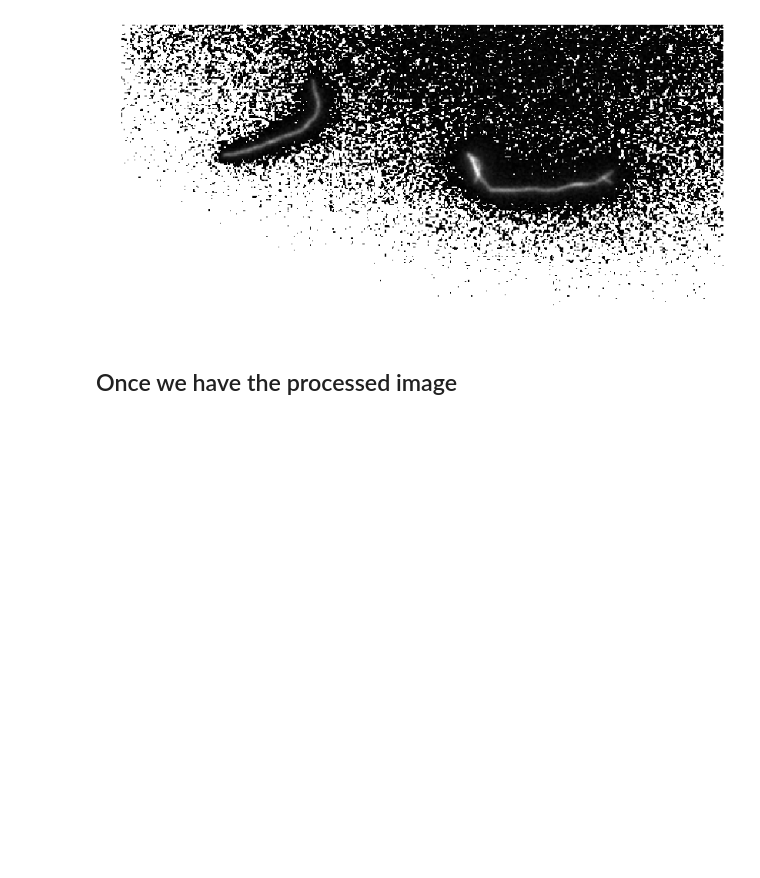
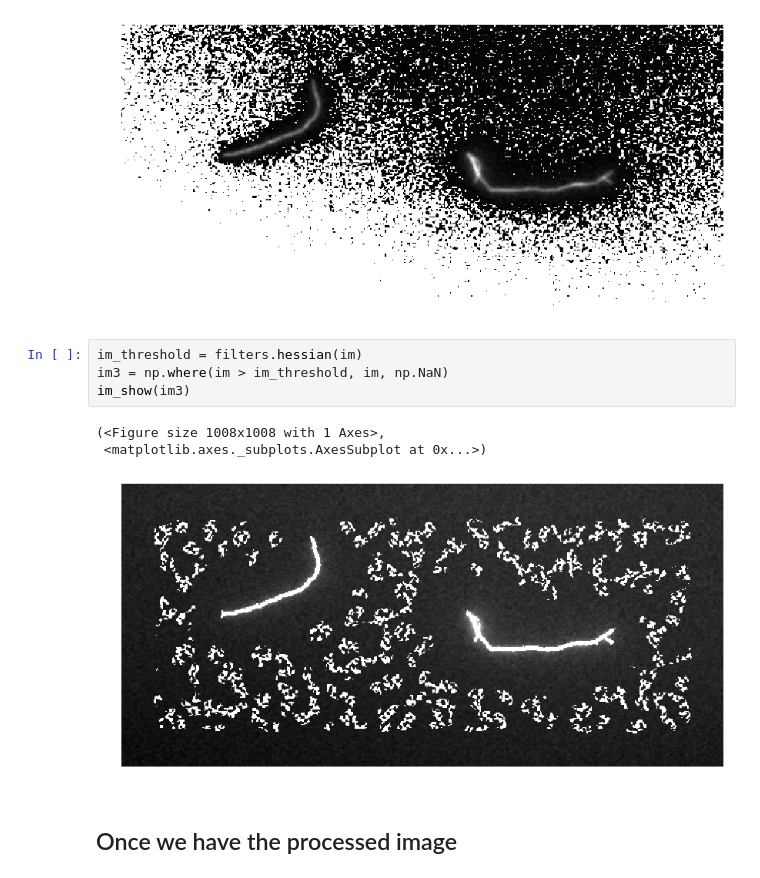
Before and after one commit to Rodrigo163/Personal-Projects, a Jupyter notebook: Image Segmentation/Filament_D&S.ipynb, the cells around one changed output. Drawn from its saved outputs; the diff is of its cells as text; blank space fills up the shorter version.

```diff
--- a/Image Segmentation/Filament_D&S.ipynb
+++ b/Image Segmentation/Filament_D&S.ipynb
@@ -66,6 +70,14 @@ im_show(im2)
 (<Figure size 1008x1008 with 1 Axes>,
  <matplotlib.axes._subplots.AxesSubplot at 0x...>)
 [figure]
+# %%
+im_threshold = filters.hessian(im)
+im3 = np.where(im > im_threshold, im, np.NaN)
+im_show(im3)
+# %% [output]
+(<Figure size 1008x1008 with 1 Axes>,
+ <matplotlib.axes._subplots.AxesSubplot at 0x...>)
+[figure, added]
 # %% [markdown]
 ## Once we have the processed image
 # %%
```
Also changed, not shown: parts of 5 cells of this notebook.
